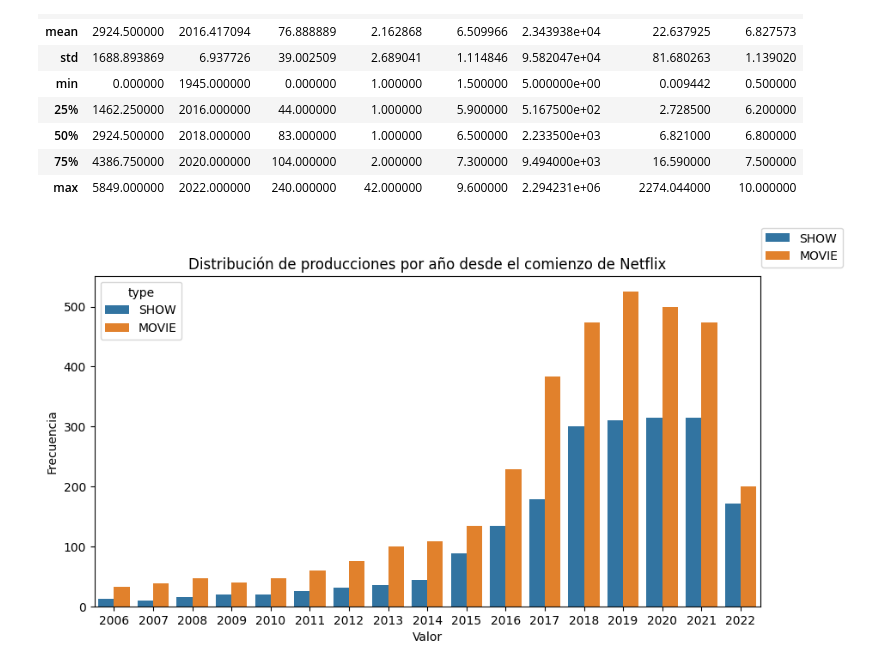
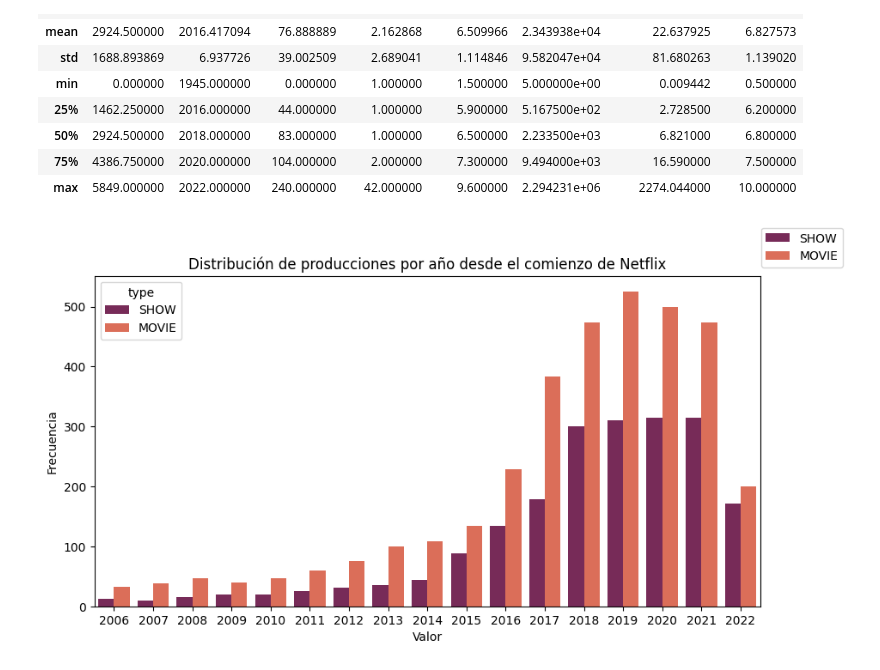
Before and after one commit to EzeSpk-Org/Proyecto_Final_Grupo3_DS29765, a Jupyter notebook: Analisis_Multivariado.ipynb, the cells around one changed output. Saved outputs shown, nothing was run; the diff lists cells and outputs as text; code cells hidden in the pictures.

```diff
--- a/Analisis_Multivariado.ipynb
+++ b/Analisis_Multivariado.ipynb
@@ -40,19 +40,20 @@ df_titles.describe()
 # %%
 #Analisis de Tipo vs Duracion
 
-paleta =
+from sys import platlibdir
+
 
 fig = plt.figure(figsize=(10,5))
 
-sns.countplot(df_titles.release_year [df_titles.release_year >= 2006], hue=df_titles.type)
+sns.countplot(df_titles.release_year [df_titles.release_year >= 2006], hue=df_titles.type, palette='rocket')
 
 fig.legend()
 plt.xlabel('Valor')
 plt.ylabel('Frecuencia')
 plt.title('Distribución de producciones por año desde el comienzo de Netflix')
 plt.show()
 # %% [output]
-[figure, old version]
+[figure, new version]
 # %%
 order =  ['G', 'TV-Y', 'TV-G', 'PG', 'TV-Y7', 'TV-Y7-FV', 'TV-PG', 'PG-13', 'TV-14', 'R', 'NC-17', 'TV-MA']
 plt.figure(figsize=(15,7))
```
Also changed, not shown: parts of 2 cells of this notebook.
